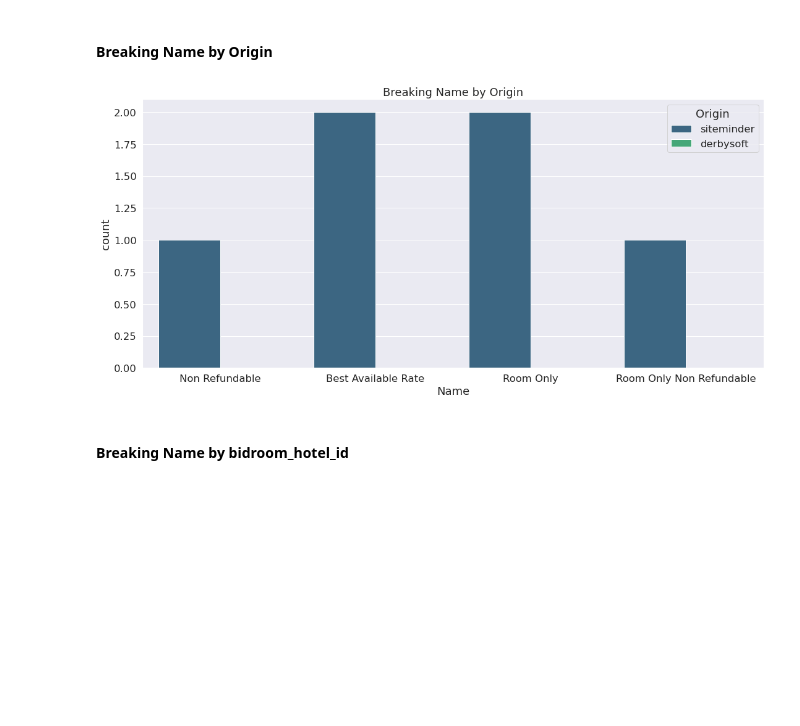
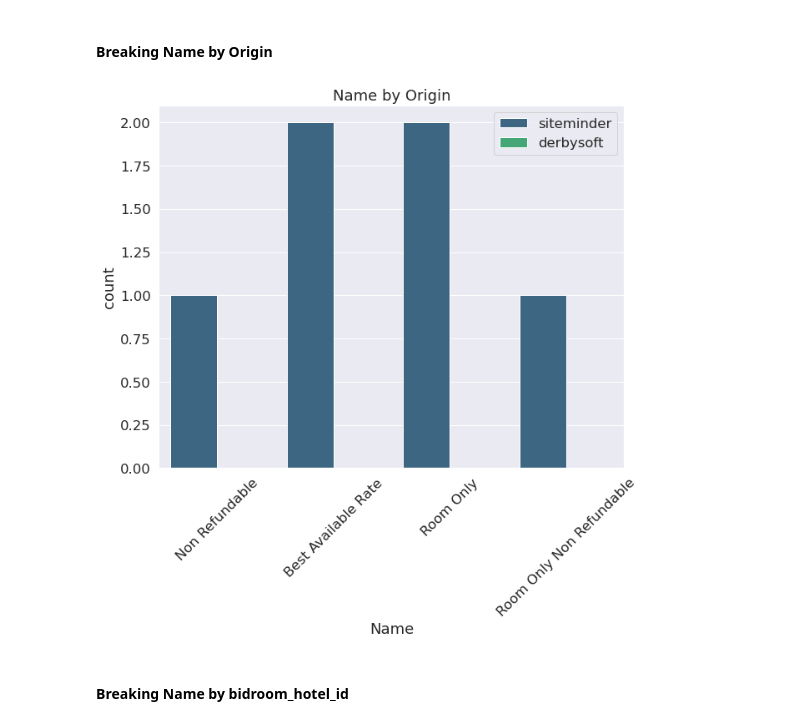
Before and after one commit to Bidroombv/eda, a Jupyter notebook: ugo_collector/RatePlan_Created/RatePlan_Created_1_firstAnalysis.ipynb, the cells around one changed output. Cells and saved outputs as stored; diff of their text form; code cells hidden in the pictures; blank space fills up the shorter version.

```diff
--- a/ugo_collector/RatePlan_Created/RatePlan_Created_1_firstAnalysis.ipynb
+++ b/ugo_collector/RatePlan_Created/RatePlan_Created_1_firstAnalysis.ipynb
@@ -52,8 +52,8 @@ HotelRateAmountNotifRQ_Messages
 ### Resolving first level of nesting<hr>
 # %%
 firstLevel = []
-for index, level in HotelRateAmountNotifRQ_Messages.iterrows():
-    firstLevel.extend(HotelRateAmountNotifRQ_Messages.iloc[index,0])
+for index, level in RatePlanCreated_Messages.iterrows():
+    firstLevel.extend(RatePlanCreated_Messages.iloc[index,0])
 # %% [markdown]
 ### Resolving all levels of nesting<hr>
 # %%
@@ -155,7 +155,7 @@ finalData_raw["bidroom_hotel_id"] = [x["bidroom_hotel_id"] if x is not None else
 # %% [markdown]
 ### Creating working dataset
 # %%
-OTA_HotelRateAmountNotifRQ = finalData_raw.copy()
+RatePlanCreated = finalData_raw.copy()
 # %% [markdown]
 # Data Analysis
 # %% [markdown]
@@ -225,7 +225,7 @@ OTA_HotelRateAmountNotifRQ.describe(include='all').transpose()
 # %% [markdown]
 #### Removing columns with 0 values/null values, that gives nothing to analysis
 # %%
-OTA_HotelRateAmountNotifRQ = OTA_HotelRateAmountNotifRQ.drop(columns=["CmHotelId","OtherConditions","Fees","CancellationPolicy_ExpiresDaysBefore",
+RatePlanCreated = RatePlanCreated.drop(columns=["CmHotelId","OtherConditions","Fees","CancellationPolicy_ExpiresDaysBefore",
                                                                      "CancellationPolicy_ExpiresOnHour","CancellationPolicy_RefundPercentage",
                                                                      "CancellationPolicy_RefundFee", "newOriginal","OriginalData"])
 # %%
@@ -276,9 +276,10 @@ array(['592233', None, '592244'], dtype=object)
 # %% [markdown]
 #### Breaking CmRatePlanId by Origin
 # %%
-plt.figure(figsize=(18,8))
-sns.set(font_scale = 1.5)
-sns.countplot(x = OTA_HotelRateAmountNotifRQ.CmRatePlanId, data = OTA_HotelRateAmountNotifRQ, hue = OTA_HotelRateAmountNotifRQ.Origin, palette = 'viridis')
-plt.title("Breaking CmRatePlanId by Origin")
+sns.set(font_scale = 1.5, rc={"figure.figsize":(10,10)})
+sns.countplot(x = RatePlanCreated.CmRatePlanId, data = RatePlanCreated, hue = RatePlanCreated.Origin, palette = 'viridis')
+plt.xticks(rotation=45)
+plt.legend(loc="upper right")
+plt.title("CmRatePlanId by Origin")
 plt.show()
 # %% [output]
@@ -292,13 +293,14 @@ OTA_HotelRateAmountNotifRQ.Name.isna().sum()
 # %% [markdown]
 #### Breaking Name by Origin
 # %%
-plt.figure(figsize=(18,8))
-sns.set(font_scale = 1.5)
-sns.countplot(x = OTA_HotelRateAmountNotifRQ.Name, hue = OTA_HotelRateAmountNotifRQ.Origin, data = OTA_HotelRateAmountNotifRQ, palette = 'viridis')
-plt.title('Breaking Name by Origin')
+sns.set(font_scale = 1.5, rc={"figure.figsize":(10,8)})
+sns.countplot(x = RatePlanCreated.Name, hue = RatePlanCreated.Origin, data = RatePlanCreated, palette = 'viridis')
+plt.xticks(rotation=45)
+plt.legend(loc="upper right")
+plt.title('Name by Origin')
 plt.show()
 # %% [output]
-[figure, old version]
+[figure, new version]
 # %% [markdown]
 #### Breaking Name by bidroom_hotel_id
 # %%
```
Also changed, not shown: parts of 27 cells of this notebook.
